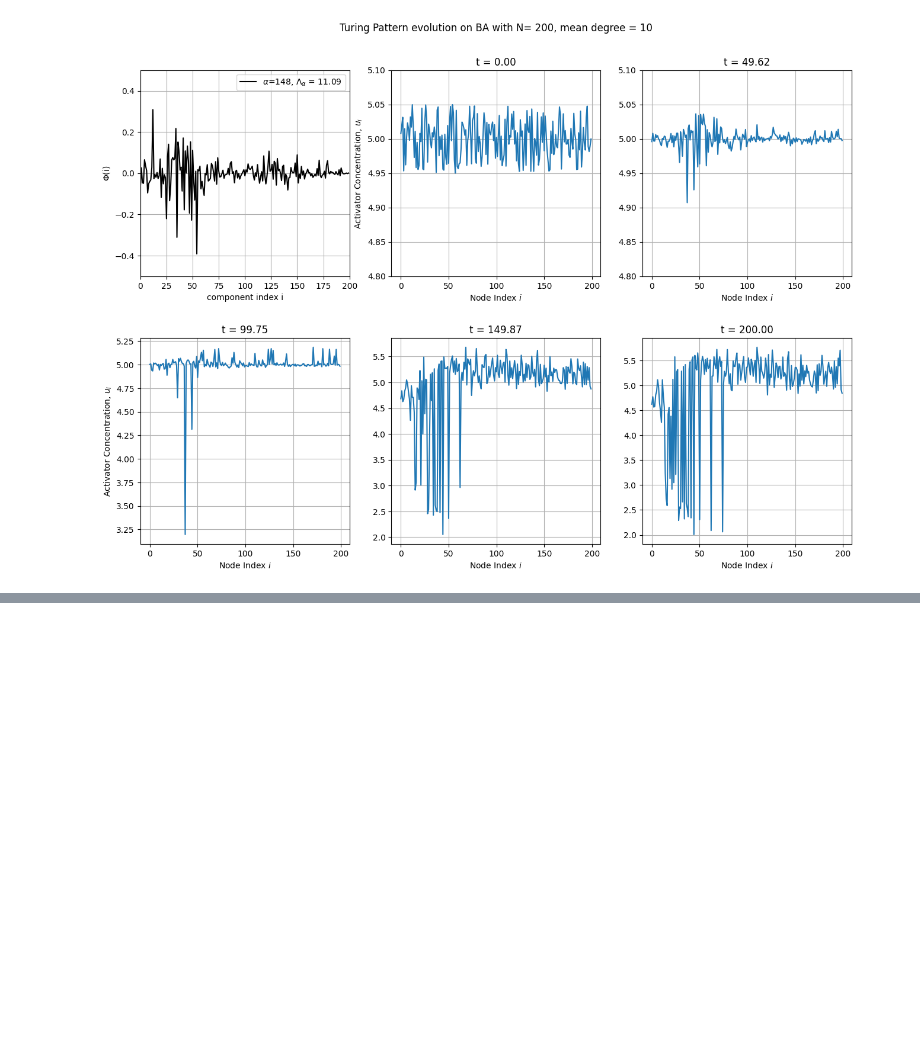
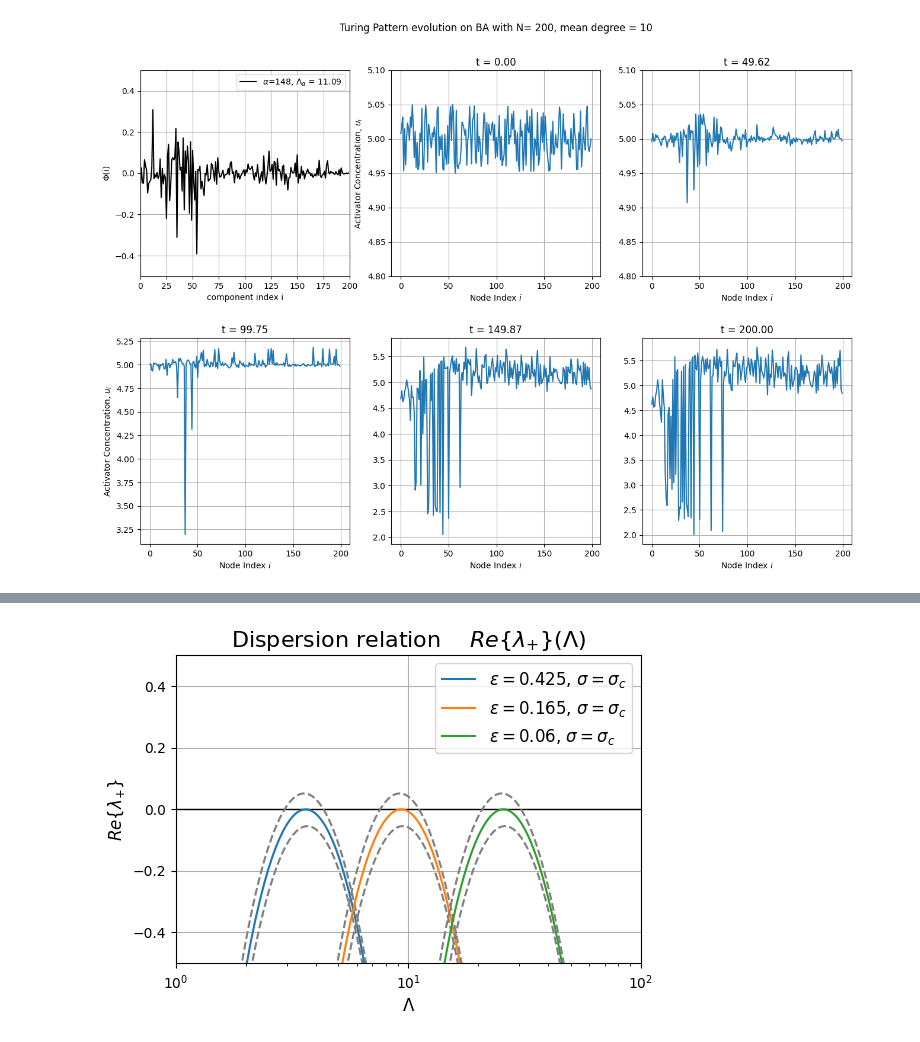
Before and after one commit to miriamzara/ComplexNet_project, a Jupyter notebook: project_18/code/turing_network_simulation.ipynb, the cells around one changed output, grey strips where cells are left out. Drawn from its saved outputs; the diff is of its cells as text; code cells hidden in the pictures; blank space fills up the shorter version.

```diff
--- a/project_18/code/turing_network_simulation.ipynb
+++ b/project_18/code/turing_network_simulation.ipynb
@@ -228,0 +302,28 @@ No artists with labels found to put in legend.  Note that artists whose label st
+# %%
+trial_epsilons = [0.425, 0.165, 0.060]
+trial_sigmas = [15, 15.5, 16]
+
+
+fig, ax = plt.subplots(figsize = (6,4))
+ax.set_xlim([1, 100])
+ax.set_xscale('log')
+ax.set_ylim( [-0.5, +0.5])
+ax.grid()
+ax.axhline(y = 0, color='black', linestyle='-', linewidth=1)
+
+for trial_epsilon in trial_epsilons:
+    for trial_sigma in trial_sigmas:
+        x_values = np.linspace(0, 100, 1000)
+        y_values = [compute_upper_branch(x, sigma = trial_sigma, epsilon= trial_epsilon) for x in x_values]
+        z_values = [compute_lower_branch(x, sigma = trial_sigma, epsilon= trial_epsilon) for x in x_values]
+        if trial_sigma == trial_sigmas[1]:
+            ax.plot(x_values, y_values, label = fr"$\epsilon= {trial_epsilon}$, $\sigma = \sigma_c$")
+        else:
+            ax.plot(x_values, y_values, linestyle = 'dashed', color = 'gray')
+ax.legend(fontsize = 12)
+ax.set_title(r"Dispersion relation $\quad Re\{\lambda_{+}\}(\Lambda)$", fontsize = 16)
+ax.set_xlabel(r"$\Lambda$", fontsize = 12)
+ax.set_ylabel(r"$Re\{\lambda_{+}\}$", fontsize = 12)
+plt.savefig("figures/multiple_dispersion.pdf")
+# %% [output]
+[figure, added]
```
Also changed, not shown: parts of 8 cells of this notebook, 20 other files.
